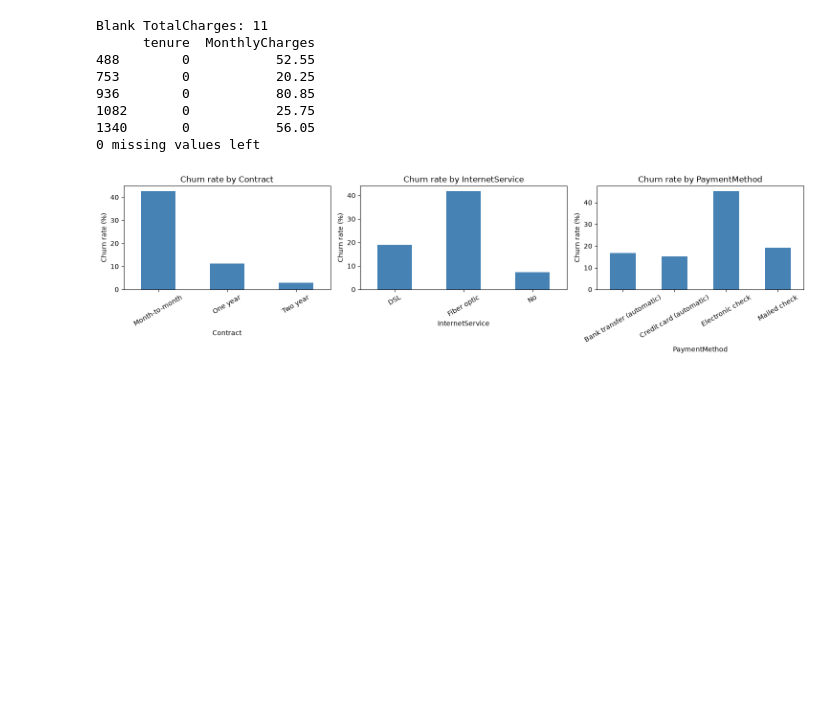
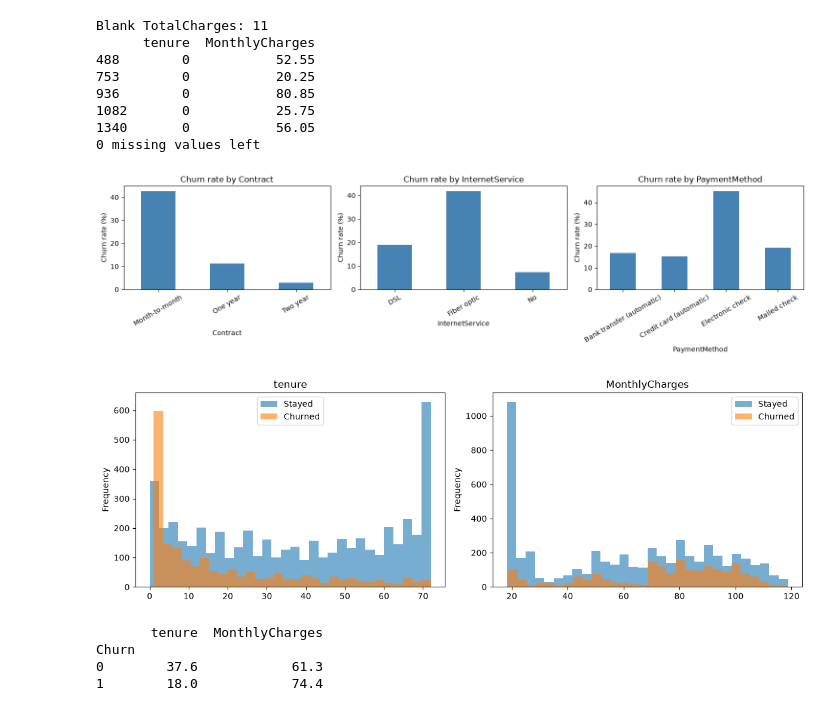
Before and after one commit to Bhaskar-Mehta/AI-ML-Internship, a Jupyter notebook: Week12_Capstone_CustomerChurnPrediction/capstone.ipynb, the cells around one changed output. Saved outputs shown, nothing was run; the diff lists cells and outputs as text; code cells hidden in the pictures; blank space fills up the shorter version.

```diff
--- a/Week12_Capstone_CustomerChurnPrediction/capstone.ipynb
+++ b/Week12_Capstone_CustomerChurnPrediction/capstone.ipynb
@@ -80,3 +80,20 @@ plt.tight_layout()
 plt.show()
 # %% [output]
 [figure]
+# %%
+fig, axes = plt.subplots(1, 2, figsize=(12, 4))
+for ax, col in zip(axes, ["tenure", "MonthlyCharges"]):
+    df[df["Churn"] == 0][col].plot(kind="hist", bins=30, alpha=0.6, ax=ax, label="Stayed")
+    df[df["Churn"] == 1][col].plot(kind="hist", bins=30, alpha=0.6, ax=ax, label="Churned")
+    ax.set_title(col)
+    ax.legend()
+plt.tight_layout()
+plt.show()
+
+print(df.groupby("Churn")[["tenure", "MonthlyCharges"]].mean().round(1))
+# %% [output]
+[figure, added]
+       tenure  MonthlyCharges
+Churn
+0        37.6            61.3
+1        18.0            74.4
```
